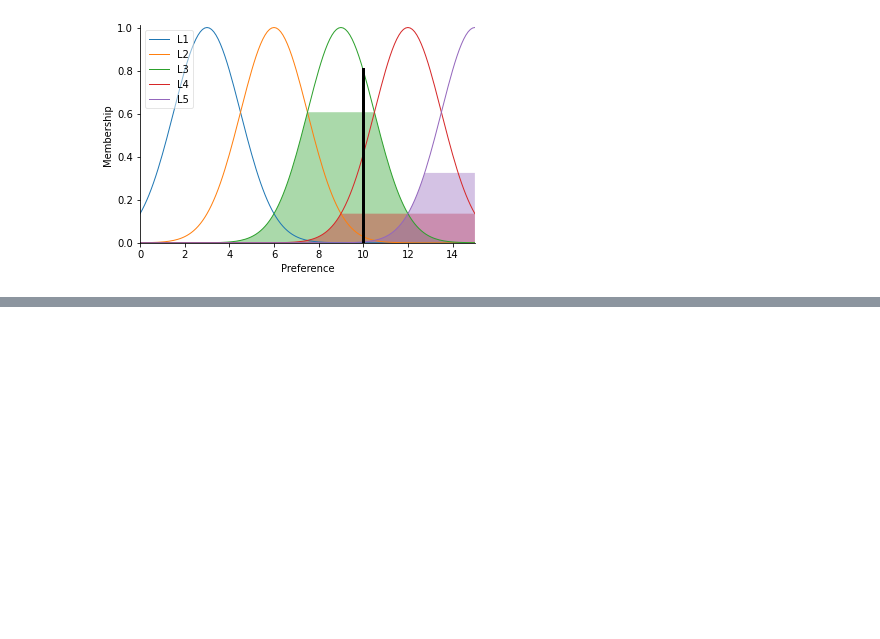
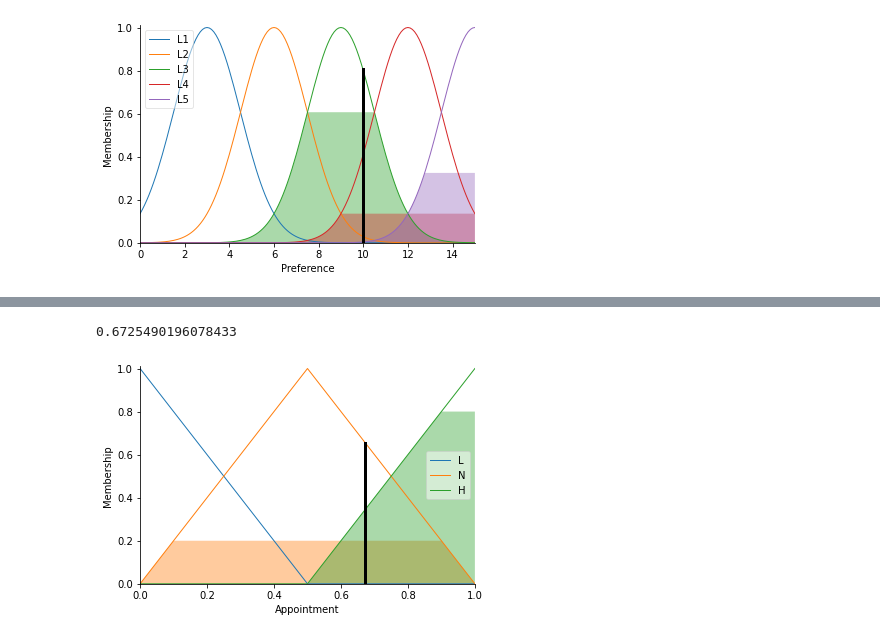
Before and after one commit to hcmih1507/HomeworkAI.19146216, a Jupyter notebook: Fuzzylogic.ipynb, the cells around one changed output, grey strips where cells are left out. Cells and saved outputs as stored; diff of their text form; code cells hidden in the pictures; blank space fills up the shorter version.

```diff
--- a/Fuzzylogic.ipynb
+++ b/Fuzzylogic.ipynb
@@ -855,0 +1000,12 @@ pref.view(sim=prefering)
+# %%
+appointing_ctrl = ctrl.ControlSystem([rule1,rule2,rule3,rule4,rule5,rule6,rule7,rule8,rule9])
+
+appointing = ctrl.ControlSystemSimulation(appointing_ctrl)
+appointing.input['Status'] = 0.9
+appointing.input['Emergency'] = 0.9
+appointing.compute()
+print(appointing.output['Appointment'])
+appoint.view(sim=appointing)
+# %% [output]
+0.6725490196078433
+[figure, added]
```
Also changed, not shown: parts of 10 cells of this notebook.
